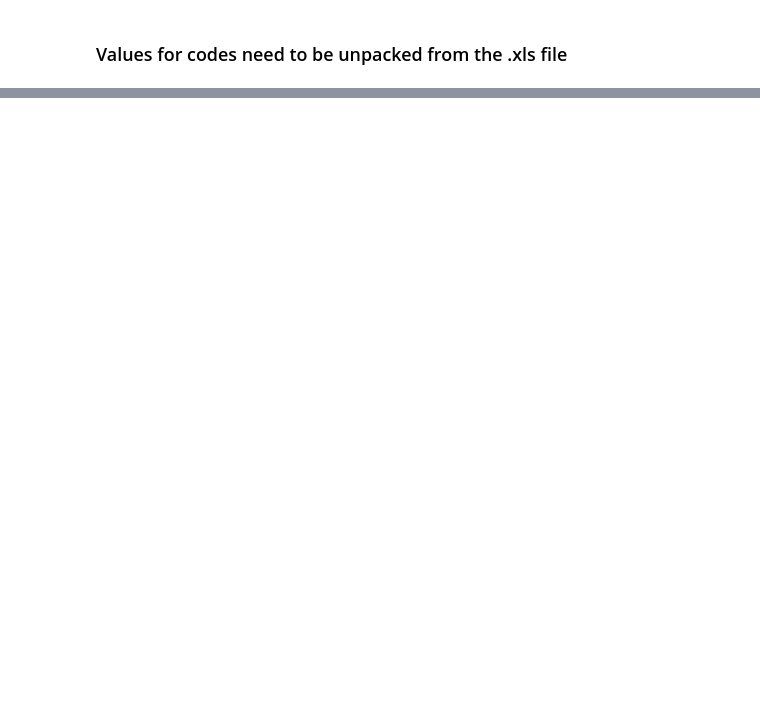
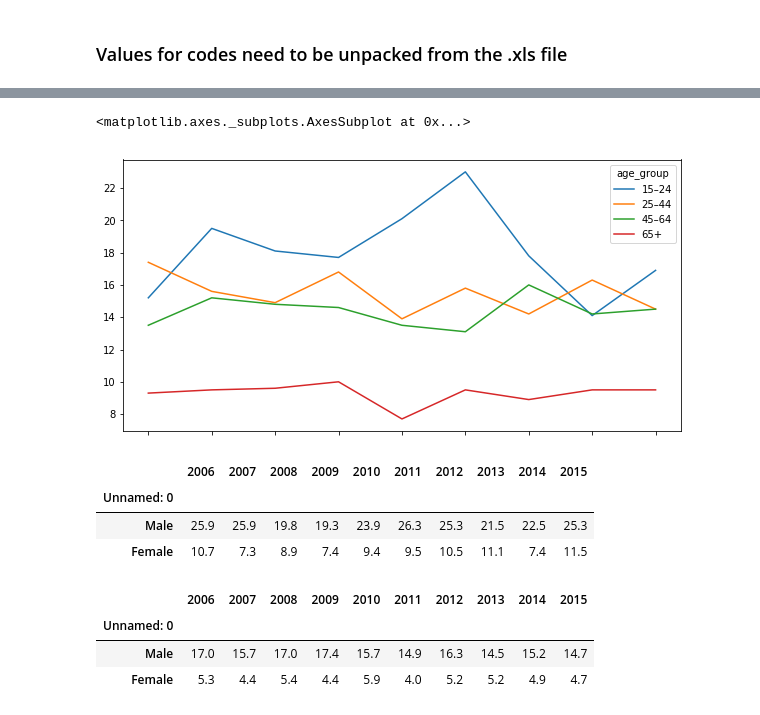
Before and after one commit to shushiej/nz_govt_open_data, a Jupyter notebook: wellbeing_stats_2018.ipynb, the cells around one changed output, grey strips where cells are left out. Saved outputs shown, nothing was run; the diff lists cells and outputs as text; code cells hidden in the pictures; blank space fills up the shorter version.

```diff
--- a/wellbeing_stats_2018.ipynb
+++ b/wellbeing_stats_2018.ipynb
@@ -96,0 +102,2 @@ CACodes_Values = {
+# %%
+deaths_per_age_group = df_4 .iloc[9:13]
@@ -96,0 +138,4 @@ CACodes_Values = {
+# %%
+deaths_per_age_group.reset_index(inplace=True)
+# %%
+deaths_per_age_group.rename(columns={'Unnamed: 0' : 'age_group'}, inplace=True)
@@ -96,0 +150,21 @@ CACodes_Values = {
+# %%
+df_d = pd.pivot_table(deaths_per_age_group,index="age_group", values=["2006", "2007", "2008","2009","2010","2011","2012","2013","2014","2015"], aggfunc=np.sum)
+# %%
+df_d.T.plot.line(figsize=(10,5))
+# %% [output]
+<matplotlib.axes._subplots.AxesSubplot at 0x...>
+[figure, added]
+# %%
+maori_deaths
+# %% [output]
+|  | 2006 | 2007 | 2008 | 2009 | 2010 | 2011 | 2012 | 2013 | 2014 | 2015 |
+| Unnamed: 0 |  |  |  |  |  |  |  |  |  |  |
+| Male | 25.9 | 25.9 | 19.8 | 19.3 | 23.9 | 26.3 | 25.3 | 21.5 | 22.5 | 25.3 |
+| Female | 10.7 | 7.3 | 8.9 | 7.4 | 9.4 | 9.5 | 10.5 | 11.1 | 7.4 | 11.5 |
+# %%
+non_moari_deaths
+# %% [output]
+|  | 2006 | 2007 | 2008 | 2009 | 2010 | 2011 | 2012 | 2013 | 2014 | 2015 |
+| Unnamed: 0 |  |  |  |  |  |  |  |  |  |  |
+| Male | 17.0 | 15.7 | 17.0 | 17.4 | 15.7 | 14.9 | 16.3 | 14.5 | 15.2 | 14.7 |
+| Female | 5.3 | 4.4 | 5.4 | 4.4 | 5.9 | 4.0 | 5.2 | 5.2 | 4.9 | 4.7 |
```
Also changed, not shown: parts of 19 cells of this notebook.
